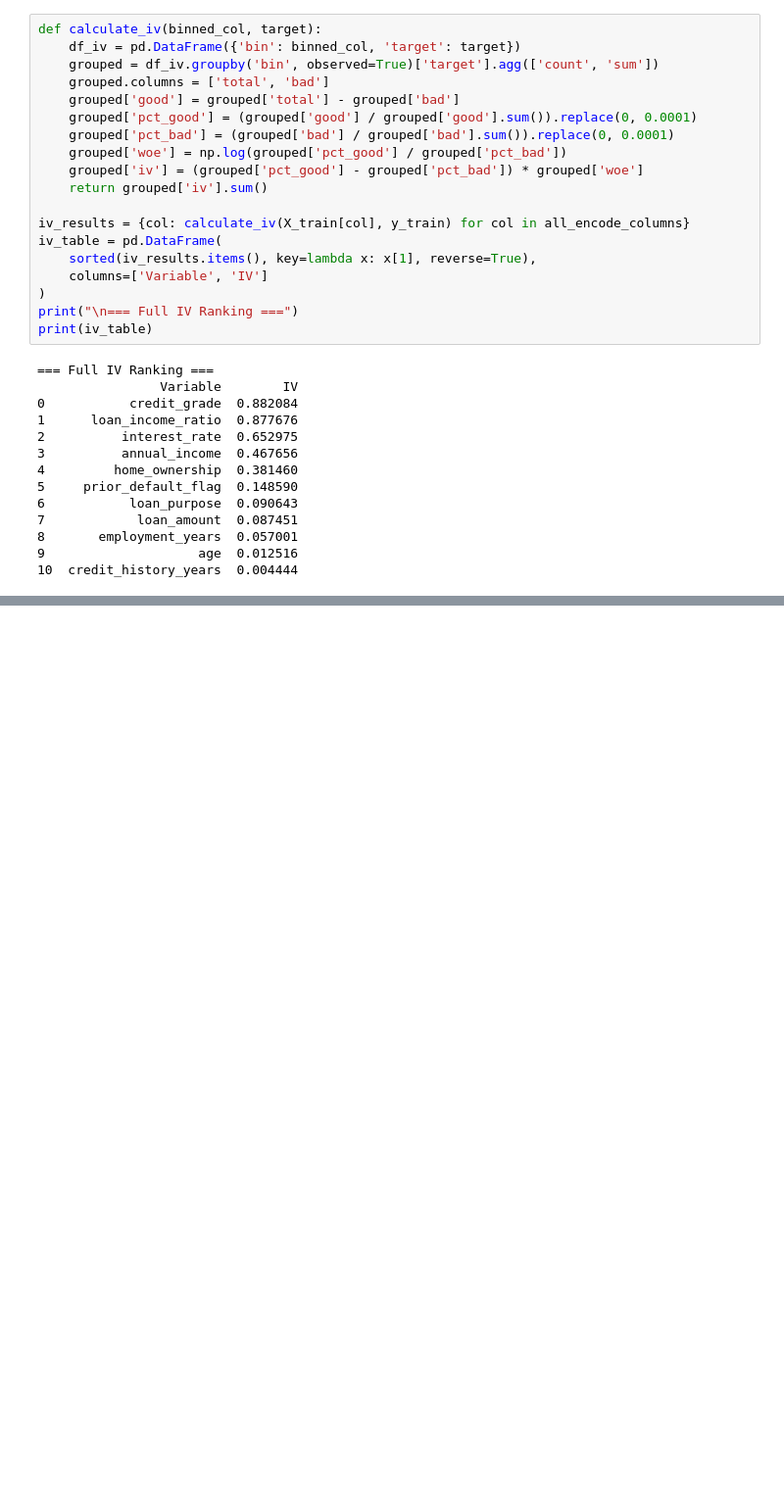
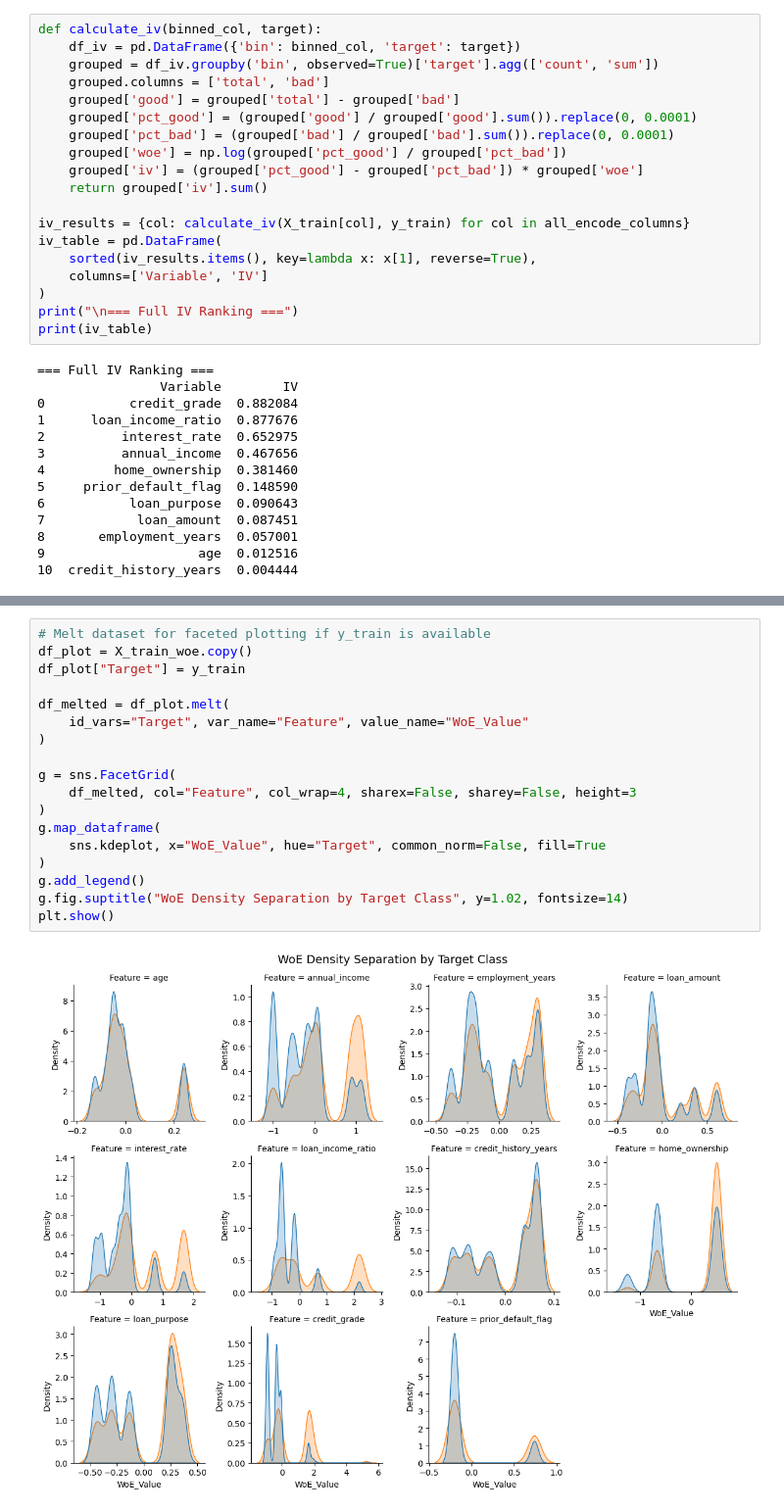
Before and after one commit to manish-singh-deswal/credit-risk-application-scorecard, a Jupyter notebook: 02_notebooks/model.ipynb, the cells around one changed output, grey strips where cells are left out. Shown at 98% size. Drawn from its saved outputs; the diff is of its cells as text; blank space fills up the shorter version.

```diff
--- a/02_notebooks/model.ipynb
+++ b/02_notebooks/model.ipynb
@@ -352,0 +390,20 @@ print(iv_table)
+# %%
+# Melt dataset for faceted plotting if y_train is available
+df_plot = X_train_woe.copy()
+df_plot["Target"] = y_train
+
+df_melted = df_plot.melt(
+    id_vars="Target", var_name="Feature", value_name="WoE_Value"
+)
+
+g = sns.FacetGrid(
+    df_melted, col="Feature", col_wrap=4, sharex=False, sharey=False, height=3
+)
+g.map_dataframe(
+    sns.kdeplot, x="WoE_Value", hue="Target", common_norm=False, fill=True
+)
+g.add_legend()
+g.fig.suptitle("WoE Density Separation by Target Class", y=1.02, fontsize=14)
+plt.show()
+# %% [output]
+[figure, added]
```
Also changed, not shown: parts of 12 cells of this notebook.
